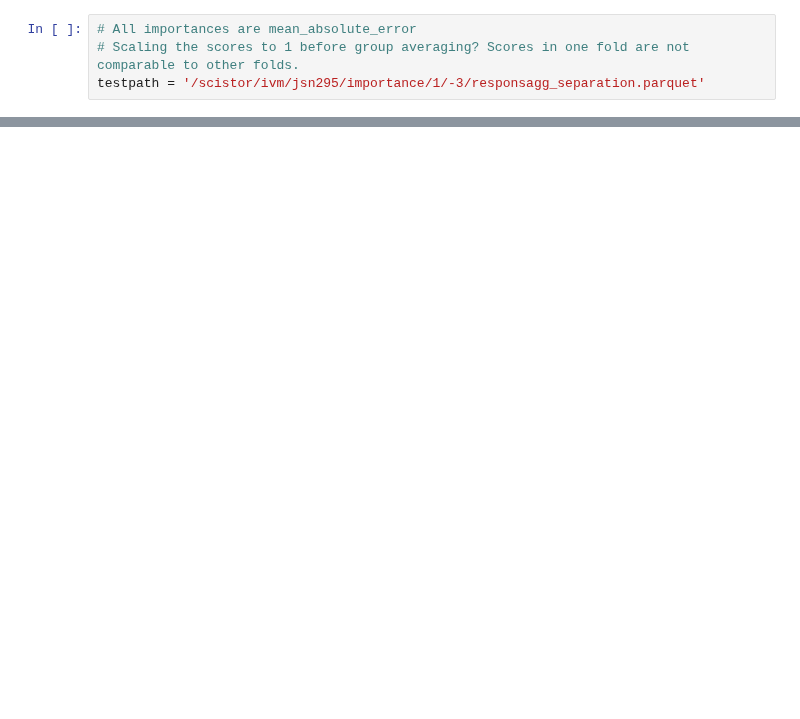
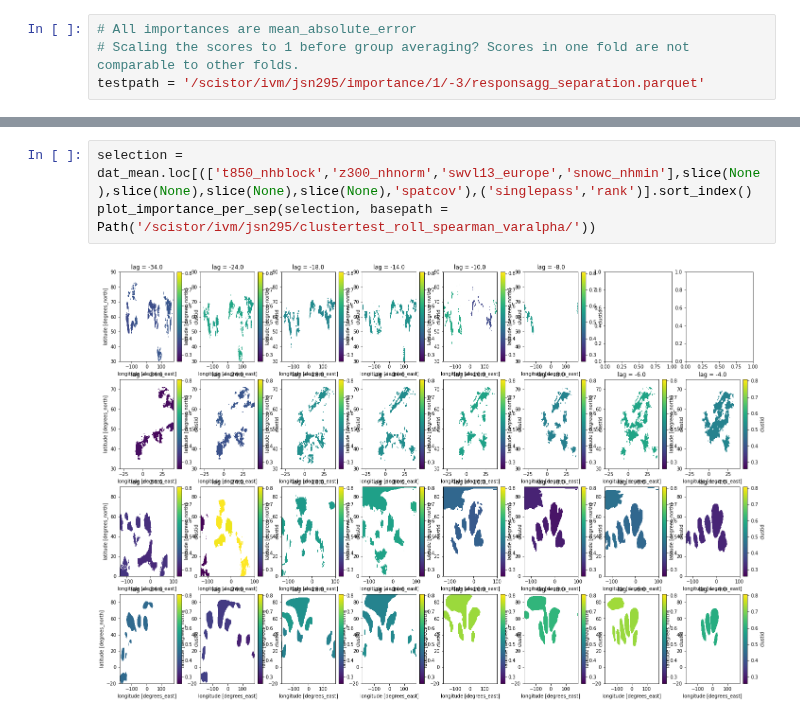
Before and after one commit to chiemvs/Weave, a Jupyter notebook: notebooks/evaluate_all_importances.ipynb, the cells around one changed output, grey strips where cells are left out. Cells and saved outputs as stored; diff of their text form; blank space fills up the shorter version.

```diff
--- a/notebooks/evaluate_all_importances.ipynb
+++ b/notebooks/evaluate_all_importances.ipynb
@@ -43,0 +152,5 @@ Name: (snowc_nhmin, 21, -24, -3, 2, mean), dtype: float64
+# %%
+selection = dat_mean.loc[(['t850_nhblock','z300_nhnorm','swvl13_europe','snowc_nhmin'],slice(None),slice(None),slice(None),slice(None),'spatcov'),('singlepass','rank')].sort_index()
+plot_importance_per_sep(selection, basepath = Path('/scistor/ivm/jsn295/clustertest_roll_spearman_varalpha/'))
+# %% [output]
+[figure, added]
```
Also changed, not shown: parts of 22 cells of this notebook, 1 other file.
